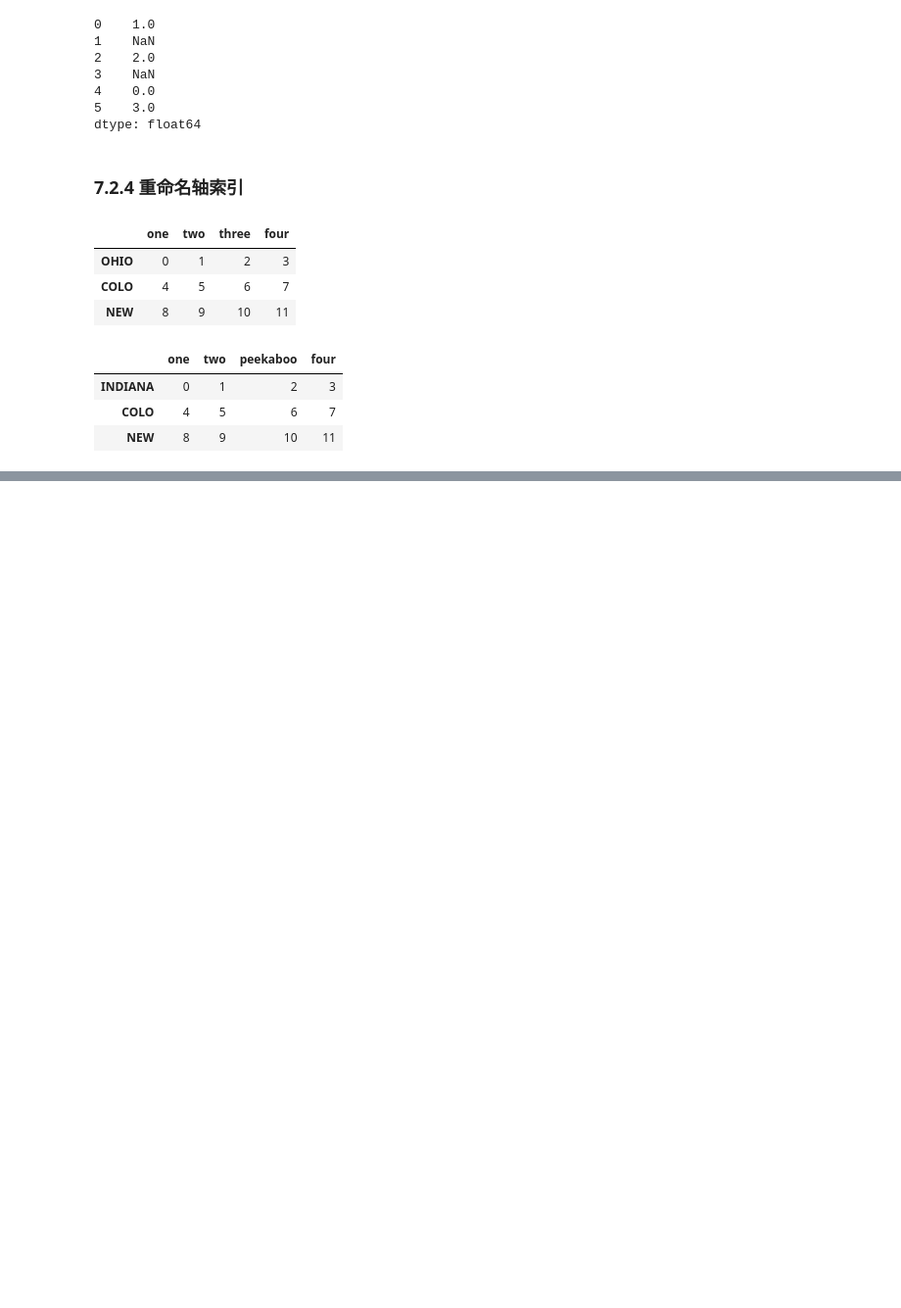
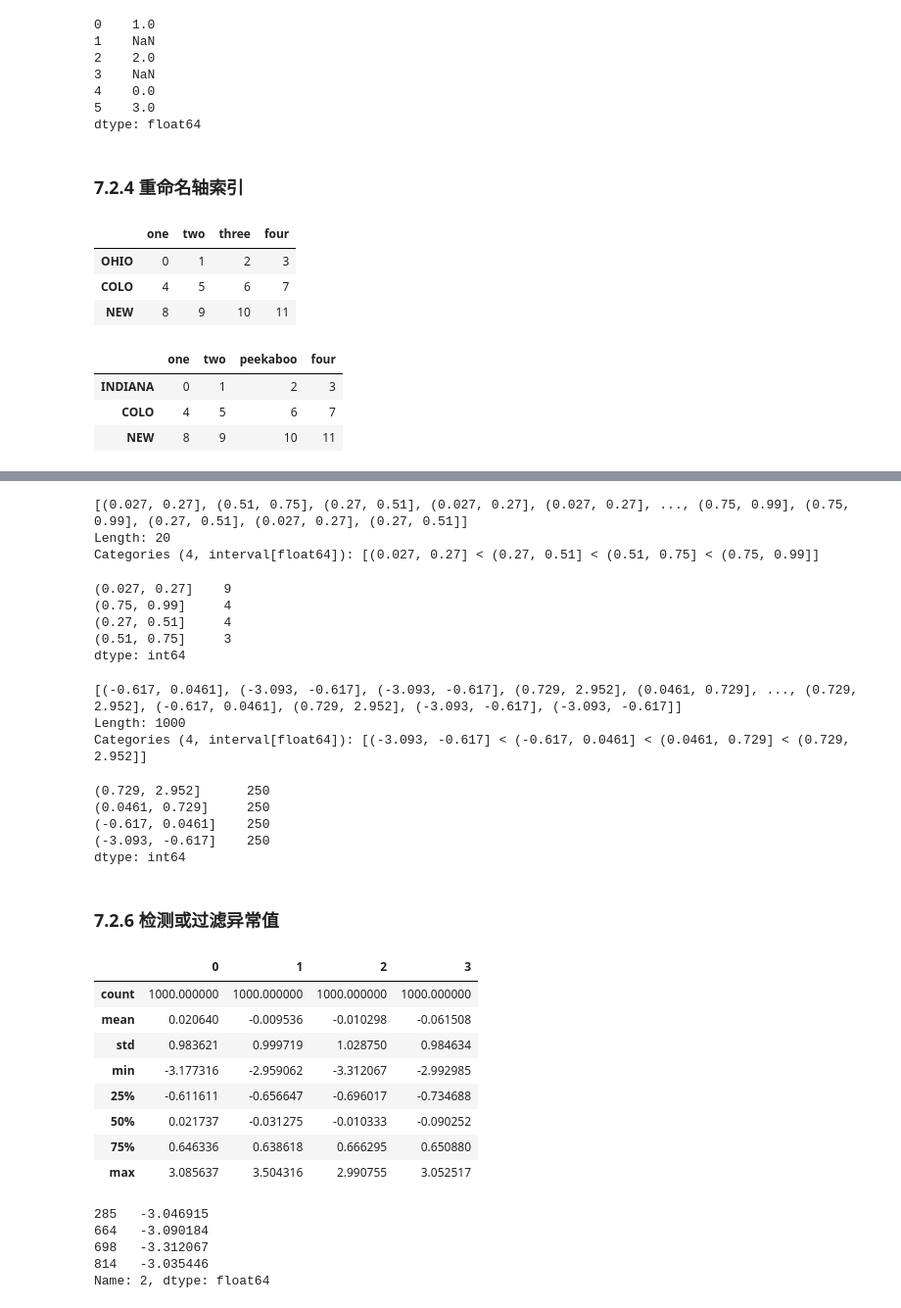
Before and after one commit to wang-hui21/GitTest, a Jupyter notebook: 数据清洗与准备.ipynb, the cells around one changed output, grey strips where cells are left out. Shown at 98% size. Drawn from its saved outputs; the diff is of its cells as text; code cells hidden in the pictures; blank space fills up the shorter version.

```diff
--- a/数据清洗与准备.ipynb
+++ b/数据清洗与准备.ipynb
@@ -251,0 +296,58 @@ data.rename(index={'OHIO':'INDIANA'},
+# %%
+#均匀分布的数据被切成四份
+data=np.random.rand(20)
+pd.cut(data,4,precision=2)#十进制精确显示到2位
+# %% [output]
+[(0.027, 0.27], (0.51, 0.75], (0.27, 0.51], (0.027, 0.27], (0.027, 0.27], ..., (0.75, 0.99], (0.75, 0.99], (0.27, 0.51], (0.027, 0.27], (0.27, 0.51]]
+Length: 20
+Categories (4, interval[float64]): [(0.027, 0.27] < (0.27, 0.51] < (0.51, 0.75] < (0.75, 0.99]]
+# %%
+pd.value_counts(pd.cut(data,4,precision=2))
+# %% [output]
+(0.027, 0.27]    9
+(0.75, 0.99]     4
+(0.27, 0.51]     4
+(0.51, 0.75]     3
+dtype: int64
+# %%
+#qcut按照样本数分为四份
+data=np.random.randn(1000) #正态分布
+cats=pd.qcut(data,4) #切成四份
+cats
+# %% [output]
+[(-0.617, 0.0461], (-3.093, -0.617], (-3.093, -0.617], (0.729, 2.952], (0.0461, 0.729], ..., (0.729, 2.952], (-0.617, 0.0461], (0.729, 2.952], (-3.093, -0.617], (-3.093, -0.617]]
+Length: 1000
+Categories (4, interval[float64]): [(-3.093, -0.617] < (-0.617, 0.0461] < (0.0461, 0.729] < (0.729, 2.952]]
+# %%
+pd.value_counts(cats)
+# %% [output]
+(0.729, 2.952]      250
+(0.0461, 0.729]     250
+(-0.617, 0.0461]    250
+(-3.093, -0.617]    250
+dtype: int64
+# %% [markdown]
+### 7.2.6 检测或过滤异常值
+# %%
+data=pd.DataFrame(np.random.randn(1000,4))
+data.describe()
+# %% [output]
+|  | 0 | 1 | 2 | 3 |
+| count | 1000.000000 | 1000.000000 | 1000.000000 | 1000.000000 |
+| mean | 0.020640 | -0.009536 | -0.010298 | -0.061508 |
+| std | 0.983621 | 0.999719 | 1.028750 | 0.984634 |
+| min | -3.177316 | -2.959062 | -3.312067 | -2.992985 |
+| 25% | -0.611611 | -0.656647 | -0.696017 | -0.734688 |
+| 50% | 0.021737 | -0.031275 | -0.010333 | -0.090252 |
+| 75% | 0.646336 | 0.638618 | 0.666295 | 0.650880 |
+| max | 3.085637 | 3.504316 | 2.990755 | 3.052517 |
+# %%
+#选出一列中绝对值大于三的值
+col=data[2]
+col[np.abs(col)>3]
+# %% [output]
+285   -3.046915
+664   -3.090184
+698   -3.312067
+814   -3.035446
+Name: 2, dtype: float64
```
Also changed, not shown: parts of 22 cells of this notebook.
